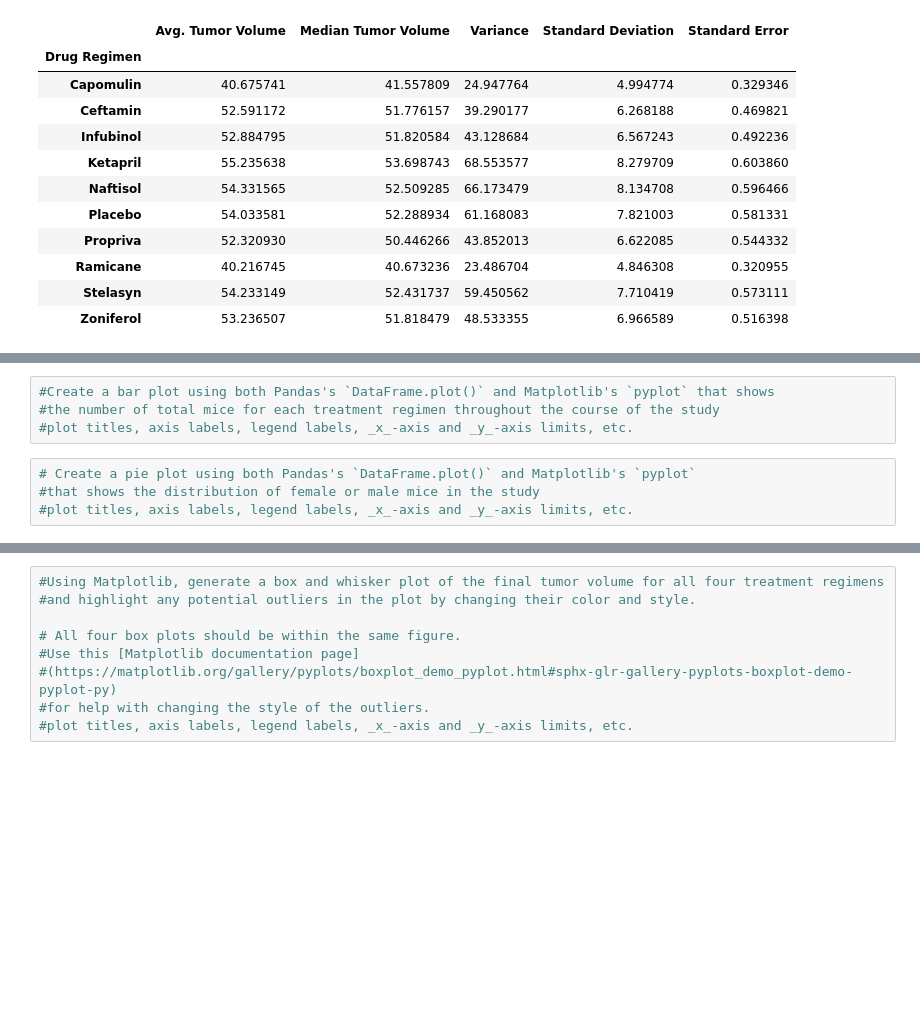
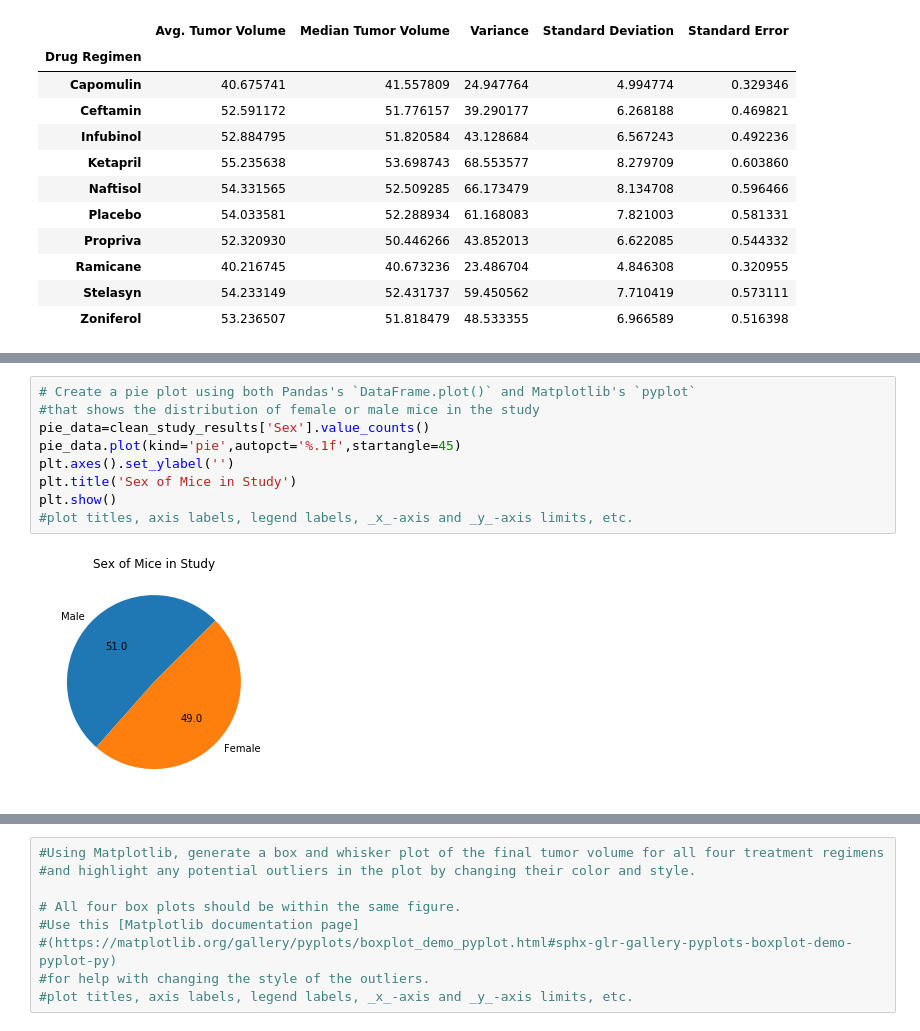
Before and after one commit to anniid/matplotlib_challenge, a Jupyter notebook: main.ipynb, the cells around one changed output, grey strips where cells are left out. Cells and saved outputs as stored; diff of their text form; blank space fills up the shorter version.

```diff
--- a/main.ipynb
+++ b/main.ipynb
@@ -103,8 +123,11 @@ stat_summary_table
 # %%
-#Create a bar plot using both Pandas's `DataFrame.plot()` and Matplotlib's `pyplot` that shows
-#the number of total mice for each treatment regimen throughout the course of the study
+# Create a pie plot using both Pandas's `DataFrame.plot()` and Matplotlib's `pyplot`
+#that shows the distribution of female or male mice in the study
+pie_data=clean_study_results['Sex'].value_counts()
+pie_data.plot(kind='pie',autopct='%.1f',startangle=45)
+plt.axes().set_ylabel('')
+plt.title('Sex of Mice in Study')
+plt.show()
 #plot titles, axis labels, legend labels, _x_-axis and _y_-axis limits, etc.
+# %% [output]
+[figure, added]
-# %%
-# Create a pie plot using both Pandas's `DataFrame.plot()` and Matplotlib's `pyplot`
-#that shows the distribution of female or male mice in the study
-#plot titles, axis labels, legend labels, _x_-axis and _y_-axis limits, etc.
```
Also changed, not shown: parts of 9 cells of this notebook.
